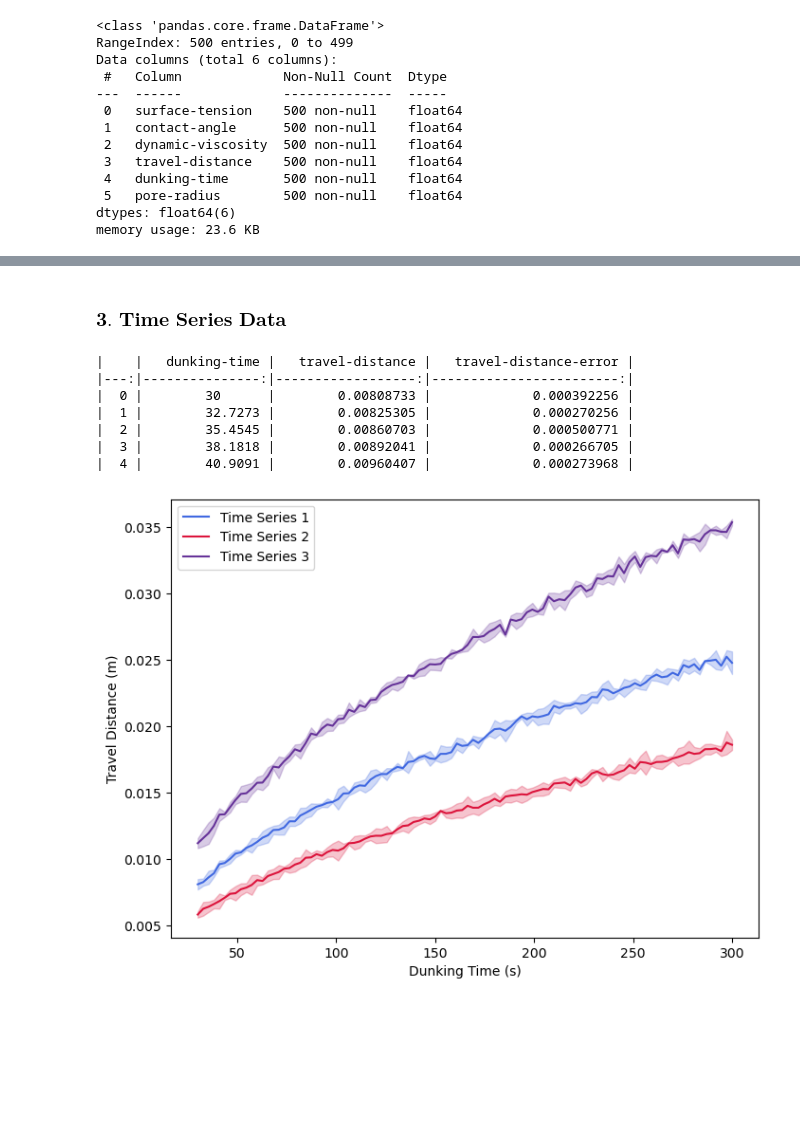
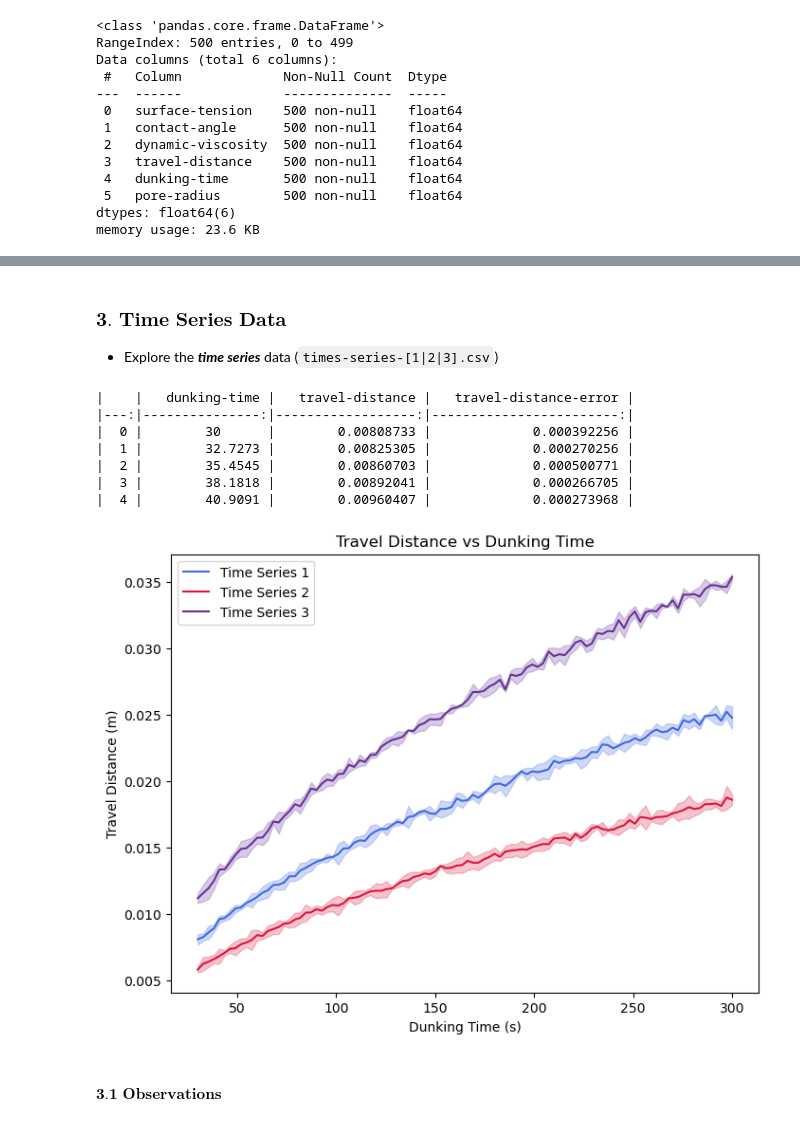
Before and after one commit to Pavan365/Biscuit-Dunking-Project, a Jupyter notebook: src/data-exploration/exploration.ipynb, the cells around one changed output, grey strips where cells are left out. Cells and saved outputs as stored; diff of their text form; code cells hidden in the pictures; blank space fills up the shorter version.

Commit message:
feat (exploration): add notes to explain workflow and add plot titles

````diff
--- a/src/data-exploration/exploration.ipynb
+++ b/src/data-exploration/exploration.ipynb
@@ -250,5 +318,7 @@ plt.show()
 # %% [markdown]
 ### $\textbf{3. Time Series Data}$
+
++ Explore the ***time series*** data (```times-series-[1|2|3].csv```)
 # %%
 # Read in the time series data.
 time_series_1 = pd.read_csv("../datasets/time-series-data/time-series-1.csv")
@@ -273,31 +343,34 @@ fig, ax = plt.subplots(figsize=(8, 6))
 time_series_data = (time_series_1, time_series_2, time_series_3)
 
 # Set the colour and label for each time series data.
 colours = ("royalblue", "crimson", "rebeccapurple")
 labels = ("Time Series 1", "Time Series 2", "Time Series 3")
 
 # Plot each time series data.
 for time_series, colour, label in zip(time_series_data, colours, labels):
     # Plot the data.
     ax.plot(time_series["dunking-time"],
             time_series["travel-distance"],
             color=colour,
             label=label)
 
     # Plot the errors.
     ax.fill_between(time_series["dunking-time"],
                     time_series["travel-distance"] - time_series["travel-distance-error"],
                     time_series["travel-distance"] + time_series["travel-distance-error"],
                     color=colour,
                     alpha=0.25)
 
 # Set the labels.
+ax.set_title("Travel Distance vs Dunking Time")
 ax.set_xlabel("Dunking Time (s)")
 ax.set_ylabel("Travel Distance (m)")
 
 # Set the legend.
 ax.legend()
 
 plt.show()
 # %% [output]
-[figure, old version]
+[figure, new version]
+# %% [markdown]
+#### $\textbf{3.1 Observations}$
````
Also changed, not shown: parts of 24 cells of this notebook.
